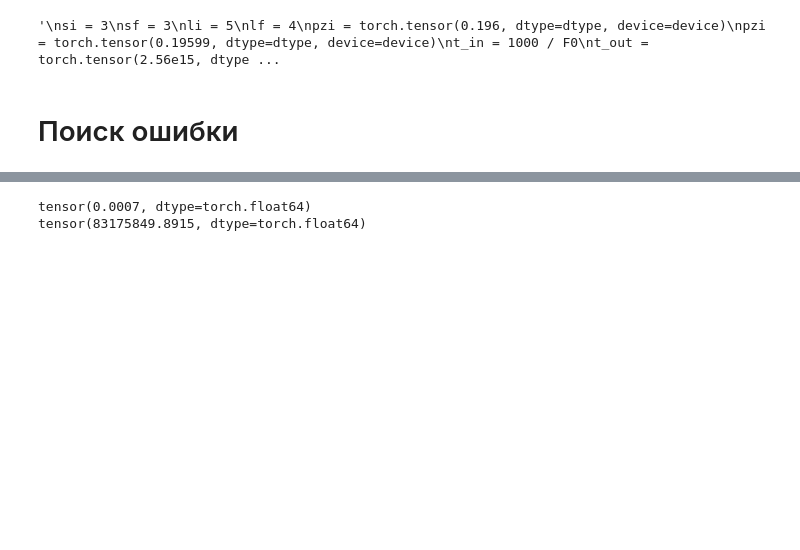
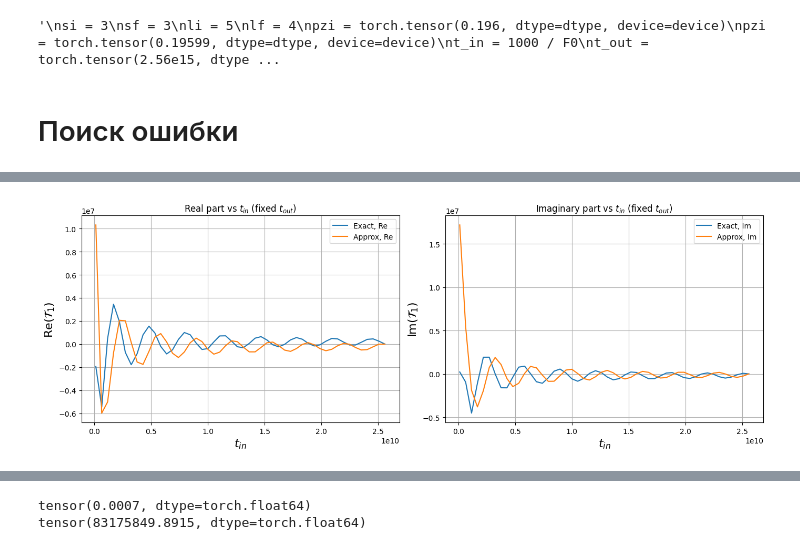
Before and after one commit to Ul1anchik/Itmo, a Jupyter notebook: torch_ref_(7)_corrected (2).ipynb, the cells around one changed output, grey strips where cells are left out. Cells and saved outputs as stored; diff of their text form; code cells hidden in the pictures; blank space fills up the shorter version.

```diff
--- a/torch_ref_(7)_corrected (2).ipynb
+++ b/torch_ref_(7)_corrected (2).ipynb
@@ -849,0 +888,45 @@ plt.show()
+# %%
+# ...existing code...
+
+import numpy as np
+
+# Зафиксируем значение t_spec (например, возьмём среднее значение из исходного диапазона)
+t_spec_fixed = float(t_out)   # или любое другое значение, например t_out
+
+# Создадим массив t_in для перебора
+t_in_arr = np.linspace(1.32e8, float(t_spec_fixed - eps), 50)
+
+# Для каждого t_in считаем tint1_Texact и tint1 при фиксированном t_spec
+tint1_Texact_arr = [
+    TT_wide_Texact(si, li, pzi, sf, lf, pzf, kp, kp*rho_H, t_in, t_spec_fixed)[0] / Im1(si, li, sf, lf, kp*rho_H)
+    for t_in in t_in_arr
+]
+tint1_arr = [
+    TT_wide(si, li, pzi, sf, lf, pzf, kp, kp*rho_H, t_in, t_spec_fixed)[0] / Im1(si, li, sf, lf, kp*rho_H)
+    for t_in in t_in_arr
+]
+
+# Строим графики
+fig, (ax1, ax2) = plt.subplots(1, 2, figsize=(14, 5))
+
+# Реальная часть
+ax1.plot(t_in_arr, np.array(tint1_Texact_arr).real, label='Exact, Re')
+ax1.plot(t_in_arr, np.array(tint1_arr).real, label='Approx, Re')
+ax1.legend()
+ax1.grid()
+ax1.set_xlabel("$t_{in}$", fontsize=16)
+ax1.set_ylabel("Re($\\mathcal{T}_1$)", fontsize=16)
+ax1.set_title("Real part vs $t_{in}$ (fixed $t_{out}$)")
+
+# Мнимая часть
+ax2.plot(t_in_arr, np.array(tint1_Texact_arr).imag, label='Exact, Im')
+ax2.plot(t_in_arr, np.array(tint1_arr).imag, label='Approx, Im')
+ax2.legend()
+ax2.grid()
+ax2.set_xlabel("$t_{in}$", fontsize=16)
+ax2.set_ylabel("Im($\\mathcal{T}_1$)", fontsize=16)
+ax2.set_title("Imaginary part vs $t_{in}$ (fixed $t_{out}$)")
+
+plt.tight_layout()
+# %% [output]
+[figure, added]
```
Also changed, not shown: parts of 7 cells of this notebook, 23 other files.
